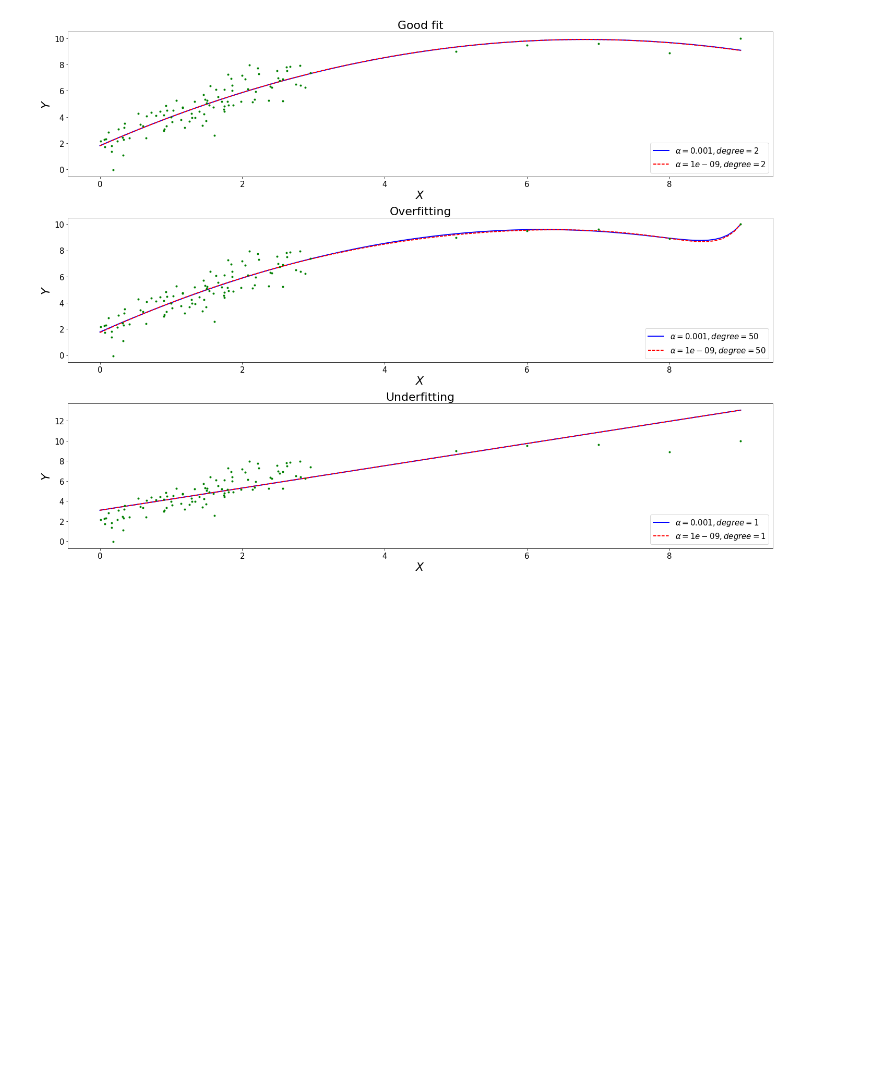
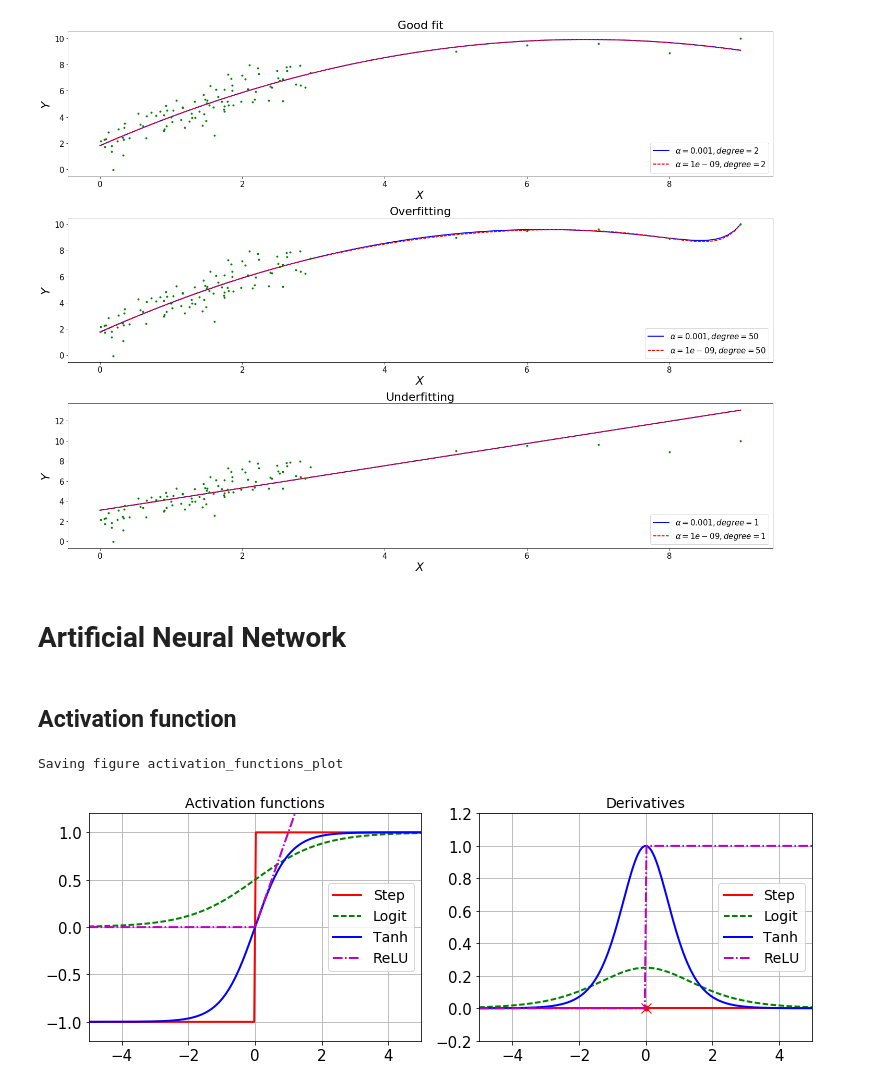
Before and after one commit to heekof/PhD-ML-tutorial, a Jupyter notebook: Tutorial.ipynb, the cells around one changed output. Saved outputs shown, nothing was run; the diff lists cells and outputs as text; code cells hidden in the pictures; blank space fills up the shorter version.

Commit message:
Adding New figures to my PhD tutorial repo.

```diff
--- a/Tutorial.ipynb
+++ b/Tutorial.ipynb
@@ -307,3 +307,48 @@ plt.show()
 # %% [output]
 Saving figure lasso_regression_plot_All
 [figure]
+# %% [markdown]
+# Artificial Neural Network
+# %% [markdown]
+## Activation function
+# %%
+def logit(z):
+    return 1 / (1 + np.exp(-z))
+
+def relu(z):
+    return np.maximum(0, z)
+
+def derivative(f, z, eps=0.000001):
+    return (f(z + eps) - f(z - eps))/(2 * eps)
+# %%
+z = np.linspace(-5, 5, 200)
+
+plt.figure(figsize=(11,4))
+
+plt.subplot(121)
+plt.plot(z, np.sign(z), "r-", linewidth=2, label="Step")
+plt.plot(z, logit(z), "g--", linewidth=2, label="Logit")
+plt.plot(z, np.tanh(z), "b-", linewidth=2, label="Tanh")
+plt.plot(z, relu(z), "m-.", linewidth=2, label="ReLU")
+plt.grid(True)
+plt.legend(loc="center right", fontsize=14)
+plt.title("Activation functions", fontsize=14)
+plt.axis([-5, 5, -1.2, 1.2])
+
+plt.subplot(122)
+plt.plot(z, derivative(np.sign, z), "r-", linewidth=2, label="Step")
+plt.plot(0, 0, "ro", markersize=5)
+plt.plot(0, 0, "rx", markersize=10)
+plt.plot(z, derivative(logit, z), "g--", linewidth=2, label="Logit")
+plt.plot(z, derivative(np.tanh, z), "b-", linewidth=2, label="Tanh")
+plt.plot(z, derivative(relu, z), "m-.", linewidth=2, label="ReLU")
+plt.grid(True)
+plt.legend(loc="center right", fontsize=14)
+plt.title("Derivatives", fontsize=14)
+plt.axis([-5, 5, -0.2, 1.2])
+
+U.save_fig("activation_functions_plot",True)
+plt.show()
+# %% [output]
+Saving figure activation_functions_plot
+[figure, added]
```
Also changed, not shown: parts of 1 cell of this notebook, 2 other files.
